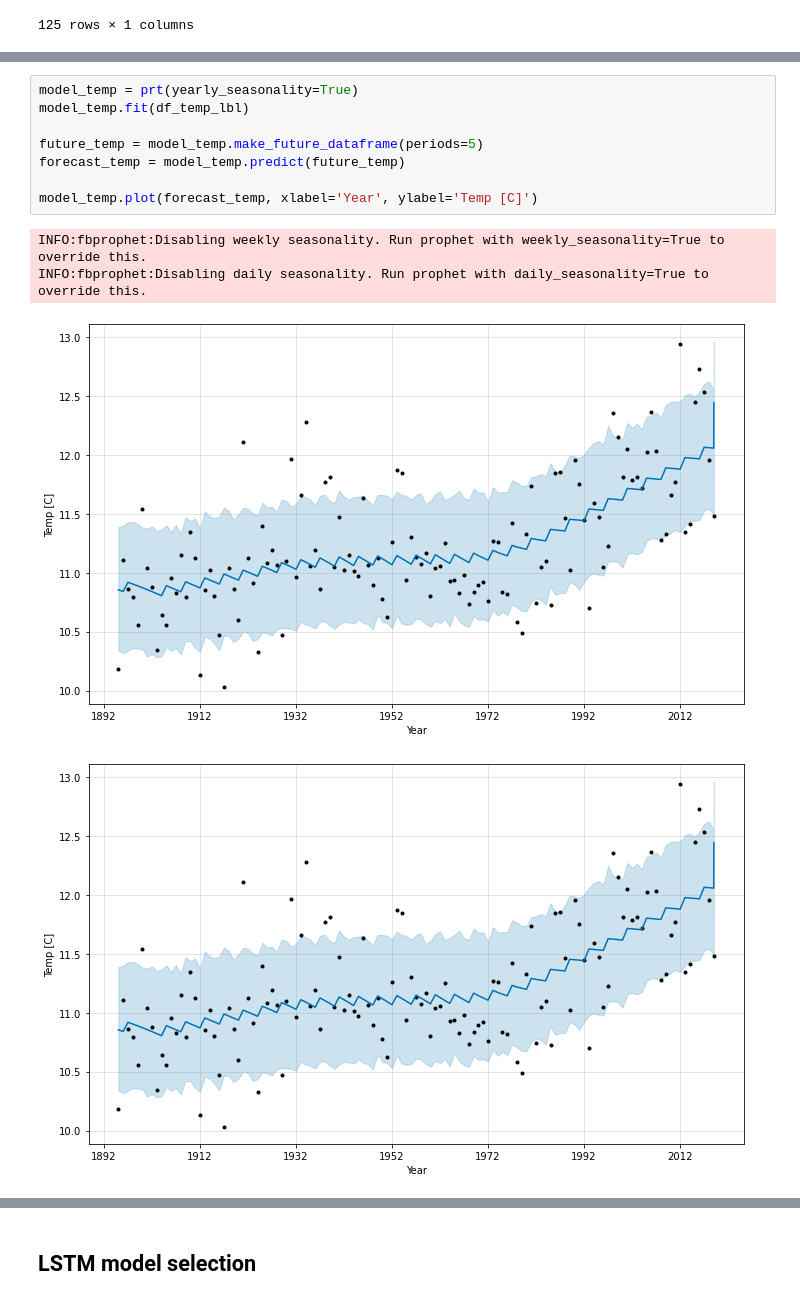
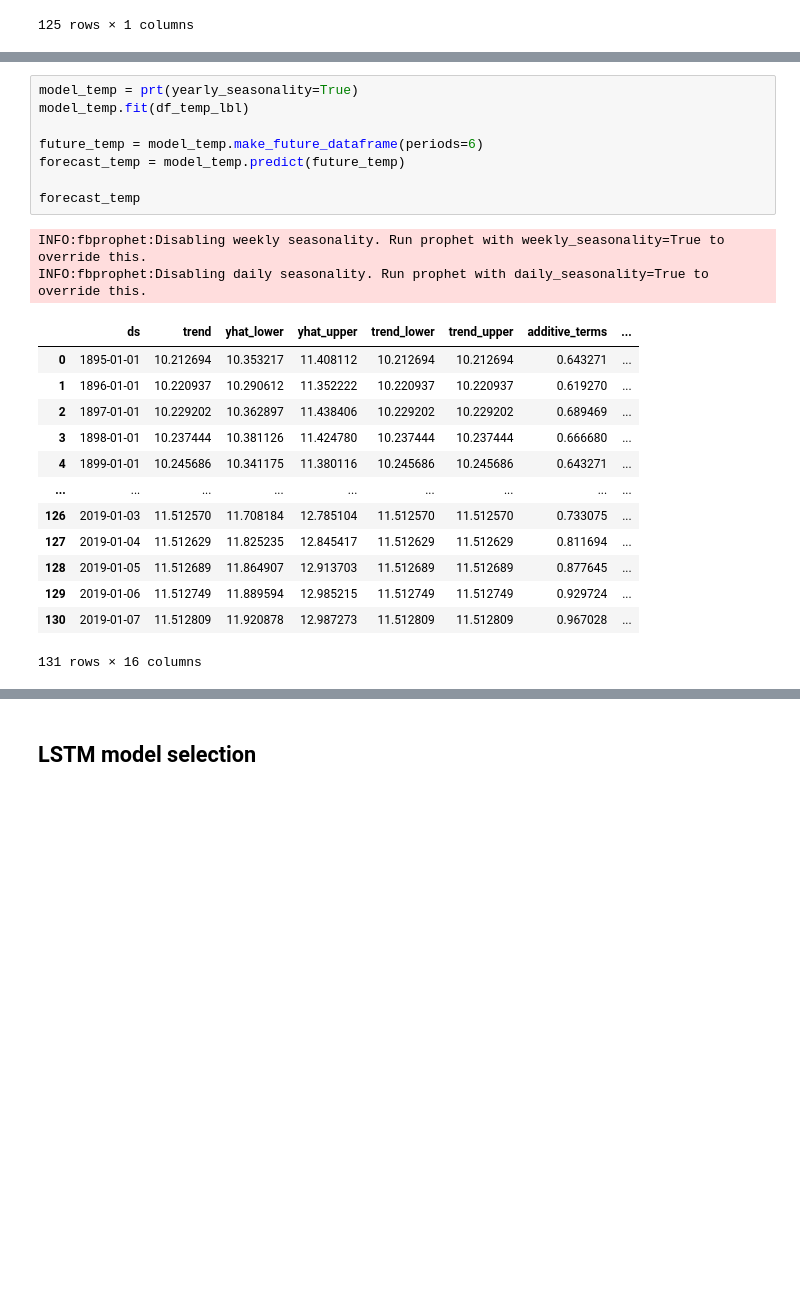
Before and after one commit to rjczanik/Coursera---Advanced-Data-Science-Capstone-Project, a Jupyter notebook: Advance data science Capstone.ipynb, the cells around one changed output, grey strips where cells are left out. Cells and saved outputs as stored; diff of their text form; blank space fills up the shorter version.

```diff
--- a/Advance data science Capstone.ipynb
+++ b/Advance data science Capstone.ipynb
@@ -102,13 +94,24 @@ df_temp_lbl.head()
 # %%
 model_temp = prt(yearly_seasonality=True)
 model_temp.fit(df_temp_lbl)
 
-future_temp = model_temp.make_future_dataframe(periods=5)
+future_temp = model_temp.make_future_dataframe(periods=6)
 forecast_temp = model_temp.predict(future_temp)
 
-model_temp.plot(forecast_temp, xlabel='Year', ylabel='Temp [C]')
+forecast_temp
 # %% [output]
 INFO:fbprophet:Disabling weekly seasonality. Run prophet with weekly_seasonality=True to override this.
 INFO:fbprophet:Disabling daily seasonality. Run prophet with daily_seasonality=True to override this.
-[figure, removed]
-[figure, removed]
+|  | ds | trend | yhat_lower | yhat_upper | trend_lower | trend_upper | additive_terms | ... |
+| 0 | 1895-01-01 | 10.212694 | 10.353217 | 11.408112 | 10.212694 | 10.212694 | 0.643271 | ... |
+| 1 | 1896-01-01 | 10.220937 | 10.290612 | 11.352222 | 10.220937 | 10.220937 | 0.619270 | ... |
+| 2 | 1897-01-01 | 10.229202 | 10.362897 | 11.438406 | 10.229202 | 10.229202 | 0.689469 | ... |
+| 3 | 1898-01-01 | 10.237444 | 10.381126 | 11.424780 | 10.237444 | 10.237444 | 0.666680 | ... |
+| 4 | 1899-01-01 | 10.245686 | 10.341175 | 11.380116 | 10.245686 | 10.245686 | 0.643271 | ... |
+| ... | ... | ... | ... | ... | ... | ... | ... | ... |
+| 126 | 2019-01-03 | 11.512570 | 11.708184 | 12.785104 | 11.512570 | 11.512570 | 0.733075 | ... |
+| 127 | 2019-01-04 | 11.512629 | 11.825235 | 12.845417 | 11.512629 | 11.512629 | 0.811694 | ... |
+| 128 | 2019-01-05 | 11.512689 | 11.864907 | 12.913703 | 11.512689 | 11.512689 | 0.877645 | ... |
+| 129 | 2019-01-06 | 11.512749 | 11.889594 | 12.985215 | 11.512749 | 11.512749 | 0.929724 | ... |
+| 130 | 2019-01-07 | 11.512809 | 11.920878 | 12.987273 | 11.512809 | 11.512809 | 0.967028 | ... |
+131 rows × 16 columns
```
Also changed, not shown: parts of 36 cells of this notebook.
